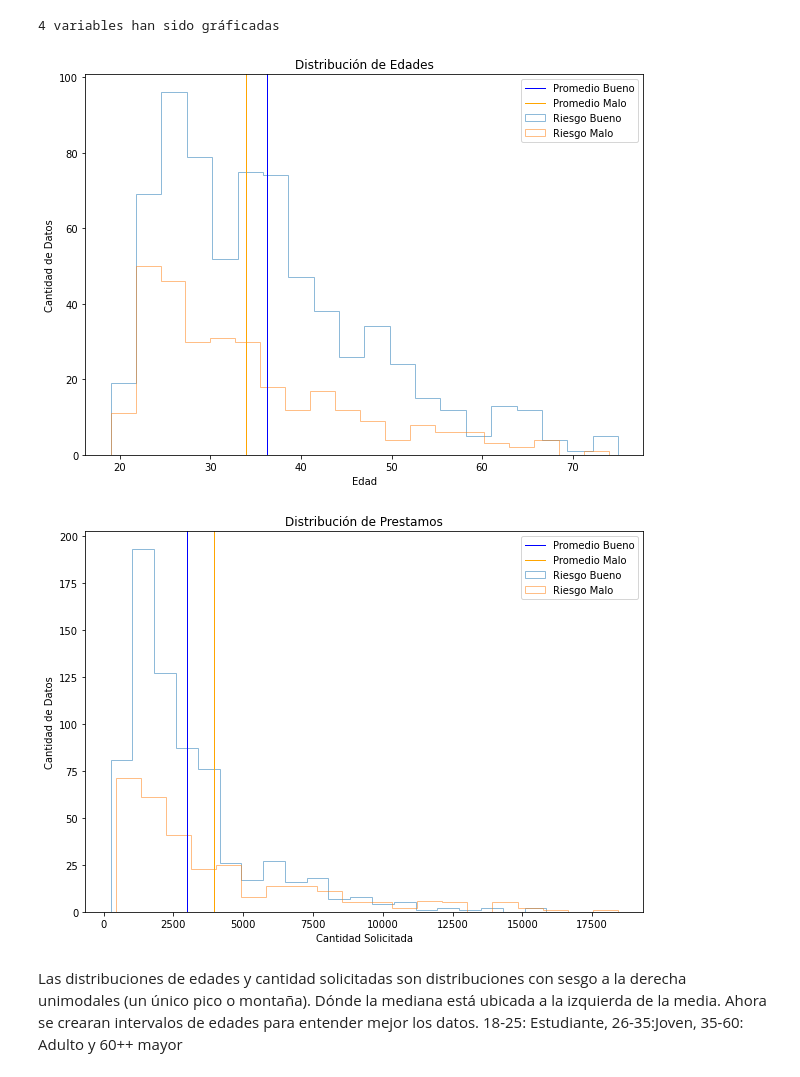
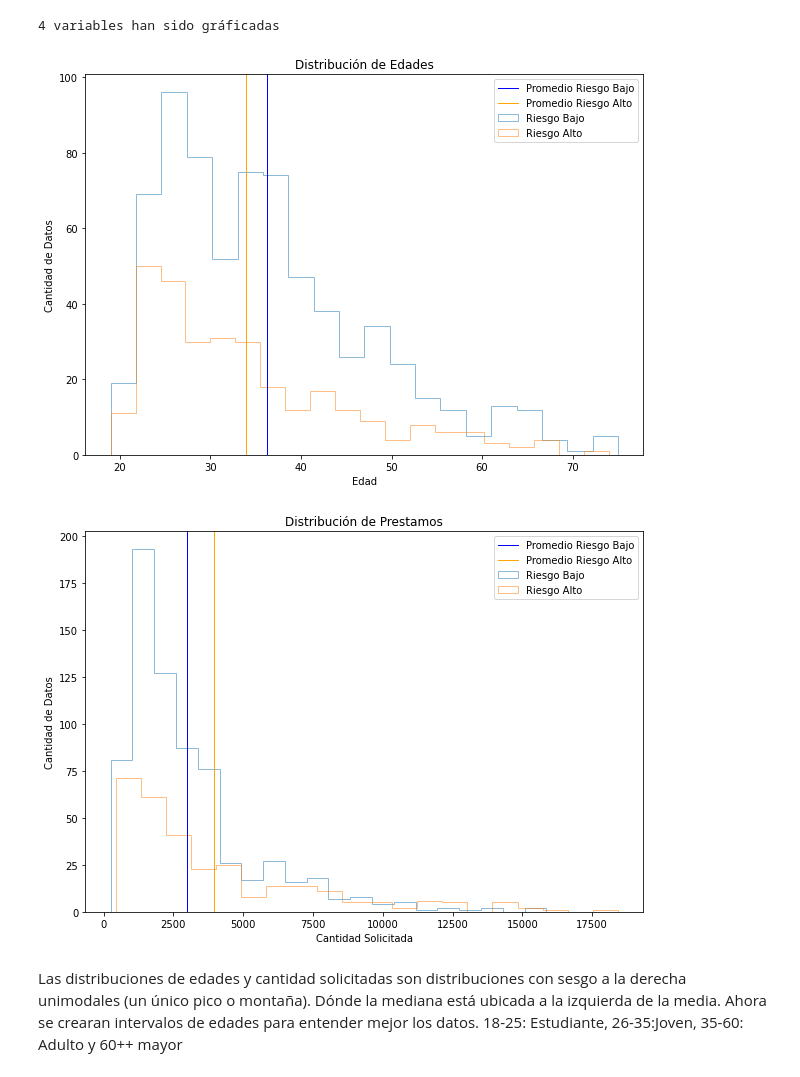
Before and after one commit to jucasamesa/PruebaTecnicaDATTA, a Jupyter notebook: PruebaTecnicaDaTTa.ipynb, the cells around one changed output. Cells and saved outputs as stored; diff of their text form; code cells hidden in the pictures.

```diff
--- a/PruebaTecnicaDaTTa.ipynb
+++ b/PruebaTecnicaDaTTa.ipynb
@@ -29,5 +32,6 @@ import seaborn as sns # graficar data
 # %%
-df = pd.read_csv(r"C:\Users\user\Desktop\Profundización DS\Interview at Globant\german_credit_data.csv", index_col=0)
+df = pd.read_csv(os.getcwd() + '\german_credit_data.csv',index_col=0)
+#df = pd.read_csv(r"C:\Users\user\Desktop\Profundización DS\Interview at Globant\german_credit_data.csv", index_col=0)
 df.head()
 # %% [output]
 |  | Age | Sex | Job | Housing | Saving accounts | Checking account | Credit amount | Duration | ... |
@@ -109,3 +113,7 @@ dfc.shape[0]
 99
 # %% [markdown]
 99 registros no cuentan con ningún tipo de cuenta.
+# %%
+df.loc[df.Riesgo == 'good', 'Riesgo'] = 'Bajo'
+df.loc[df.Riesgo == 'bad', 'Riesgo'] = 'Alto'
+df.Riesgo.value_counts()
@@ -250,34 +262,34 @@ Cantidad de variables numéricas:  4
 [figure]
 4 variables han sido gráficadas
 # %%
-dfB = df[df.Riesgo=='good']
-dfM = df[df.Riesgo=='bad']
+dfB = df[df.Riesgo=='Bajo']
+dfM = df[df.Riesgo=='Alto']
 
 fig, ax = plt.subplots(1,1,figsize=(10,7))
-ax.hist(dfB.Edad, bins=20,alpha=0.5,histtype='step',label='Riesgo Bueno')
-ax.hist(dfM.Edad, bins=20,alpha=0.5,histtype='step',label='Riesgo Malo')
-ax.axvline(dfB.Edad.mean(),color='b',linestyle='solid',linewidth=1,label='Promedio Bueno')
-ax.axvline(dfM.Edad.mean(),color='orange',linestyle='solid',linewidth=1,label='Promedio Malo')
+ax.hist(dfB.Edad, bins=20,alpha=0.5,histtype='step',label='Riesgo Bajo')
+ax.hist(dfM.Edad, bins=20,alpha=0.5,histtype='step',label='Riesgo Alto')
+ax.axvline(dfB.Edad.mean(),color='b',linestyle='solid',linewidth=1,label='Promedio Riesgo Bajo')
+ax.axvline(dfM.Edad.mean(),color='orange',linestyle='solid',linewidth=1,label='Promedio Riesgo Alto')
 ax.set_title('Distribución de Edades')
 plt.xlabel("Edad")
 plt.ylabel("Cantidad de Datos")
 legend = ax.legend(loc='upper right', shadow=False, fontsize='medium')
 plt.show()
 # %% [output]
-[figure, old version]
+[figure, new version]
 # %%
 fig, ax = plt.subplots(1,1,figsize=(10,7))
-ax.hist(dfB.CantidadSolicitada, bins=20,alpha=0.5,histtype='step',label='Riesgo Bueno')
-ax.hist(dfM.CantidadSolicitada, bins=20,alpha=0.5,histtype='step',label='Riesgo Malo')
-ax.axvline(dfB.CantidadSolicitada.mean(),color='b',linestyle='solid',linewidth=1,label='Promedio Bueno')
-ax.axvline(dfM.CantidadSolicitada.mean(),color='orange',linestyle='solid',linewidth=1,label='Promedio Malo')
+ax.hist(dfB.CantidadSolicitada, bins=20,alpha=0.5,histtype='step',label='Riesgo Bajo')
+ax.hist(dfM.CantidadSolicitada, bins=20,alpha=0.5,histtype='step',label='Riesgo Alto')
+ax.axvline(dfB.CantidadSolicitada.mean(),color='b',linestyle='solid',linewidth=1,label='Promedio Riesgo Bajo')
+ax.axvline(dfM.CantidadSolicitada.mean(),color='orange',linestyle='solid',linewidth=1,label='Promedio Riesgo Alto')
 ax.set_title('Distribución de Prestamos')
 plt.xlabel("Cantidad Solicitada")
 plt.ylabel("Cantidad de Datos")
 legend = ax.legend(loc='upper right', shadow=False, fontsize='medium')
 plt.show()
 # %% [output]
-[figure, old version]
+[figure, new version]
 # %% [markdown]
 Las distribuciones de edades y cantidad solicitadas son distribuciones con sesgo a la derecha unimodales (un único pico o montaña). Dónde la mediana está ubicada a la izquierda de la media.
 Ahora se crearan intervalos de edades para entender mejor los datos. 18-25: Estudiante, 26-35:Joven, 35-60: Adulto y 60++ mayor
```
Also changed, not shown: parts of 29 cells of this notebook.
